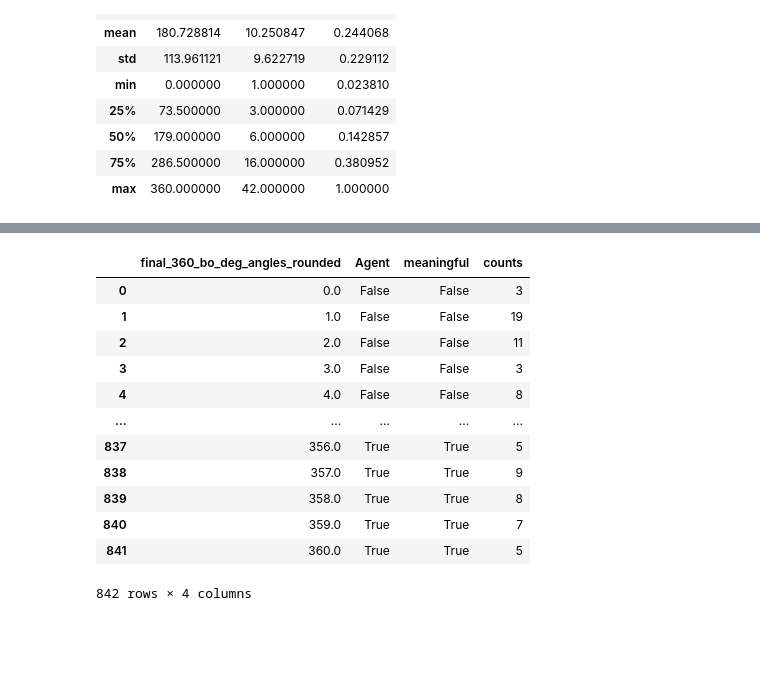
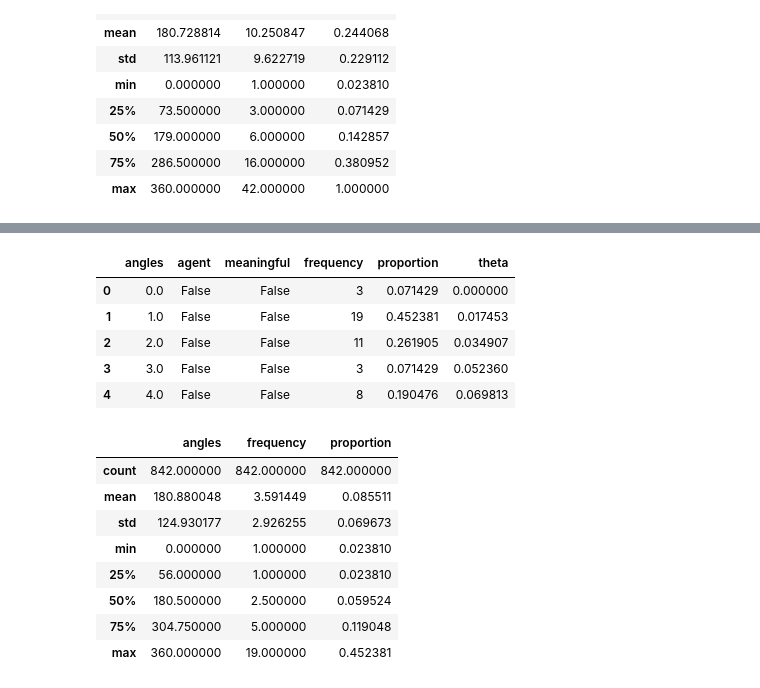
Before and after one commit to nora-maleki/humanA-pointing-task-analysis, a Jupyter notebook: analyses/01_main/01_preprocessing.ipynb, the cells around one changed output, grey strips where cells are left out. Saved outputs shown, nothing was run; the diff lists cells and outputs as text; code cells hidden in the pictures; blank space fills up the shorter version.

```diff
--- a/analyses/01_main/01_preprocessing.ipynb
+++ b/analyses/01_main/01_preprocessing.ipynb
@@ -509,24 +514,35 @@ plt.show()
 # %%
+prop_dict = dict(freq_df[['frequency', 'proportion']].values)
+
 factors_df = (df_cleaned
     .groupby(['Agent', 'meaningful', 'final_360_bo_deg_angles_rounded'])
     .final_360_bo_deg_angles_rounded
     .count()
     .reset_index(level=[0,1])
-    .rename(columns={'final_360_bo_deg_angles_rounded' : 'counts'})
+    .rename(columns={'final_360_bo_deg_angles_rounded' : 'frequency'})
     .reset_index()
+    .rename(columns={'final_360_bo_deg_angles_rounded' : 'angles', 'Agent' : 'agent'})
               )
-factors_df
+factors_df['proportion'] = factors_df.frequency.map(prop_dict)
+factors_df['theta'] = np.deg2rad(factors_df.angles)
+
+factors_df.head()
 # %% [output]
-|  | final_360_bo_deg_angles_rounded | Agent | meaningful | counts |
-| 0 | 0.0 | False | False | 3 |
-| 1 | 1.0 | False | False | 19 |
-| 2 | 2.0 | False | False | 11 |
-| 3 | 3.0 | False | False | 3 |
-| 4 | 4.0 | False | False | 8 |
-| ... | ... | ... | ... | ... |
-| 837 | 356.0 | True | True | 5 |
-| 838 | 357.0 | True | True | 9 |
-| 839 | 358.0 | True | True | 8 |
-| 840 | 359.0 | True | True | 7 |
-| 841 | 360.0 | True | True | 5 |
+|  | angles | agent | meaningful | frequency | proportion | theta |
+| 0 | 0.0 | False | False | 3 | 0.071429 | 0.000000 |
+| 1 | 1.0 | False | False | 19 | 0.452381 | 0.017453 |
+| 2 | 2.0 | False | False | 11 | 0.261905 | 0.034907 |
+| 3 | 3.0 | False | False | 3 | 0.071429 | 0.052360 |
+| 4 | 4.0 | False | False | 8 | 0.190476 | 0.069813 |
-842 rows × 4 columns
+# %%
+factors_df.describe()
+# %% [output]
+|  | angles | frequency | proportion |
+| count | 842.000000 | 842.000000 | 842.000000 |
+| mean | 180.880048 | 3.591449 | 0.085511 |
+| std | 124.930177 | 2.926255 | 0.069673 |
+| min | 0.000000 | 1.000000 | 0.023810 |
+| 25% | 56.000000 | 1.000000 | 0.023810 |
+| 50% | 180.500000 | 2.500000 | 0.059524 |
+| 75% | 304.750000 | 5.000000 | 0.119048 |
+| max | 360.000000 | 19.000000 | 0.452381 |
```
Also changed, not shown: parts of 7 cells of this notebook.
